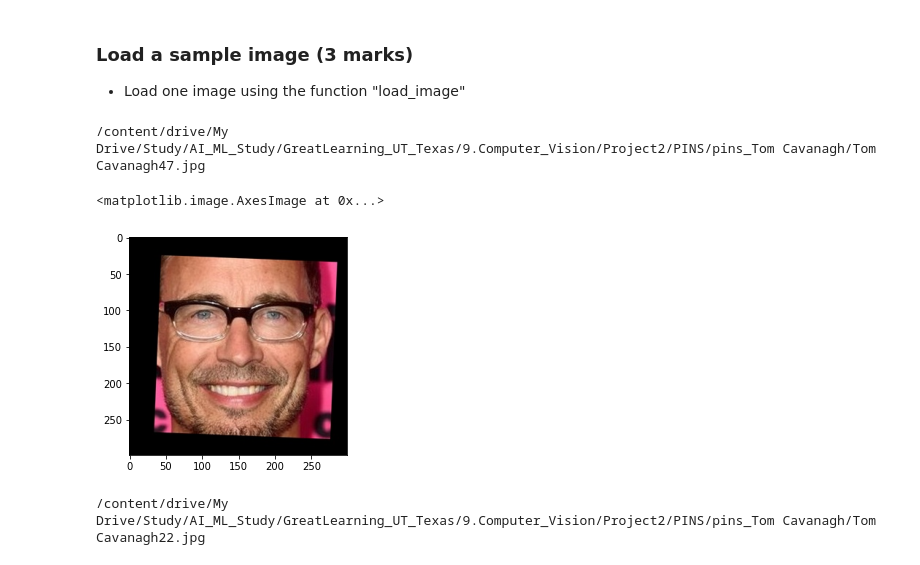
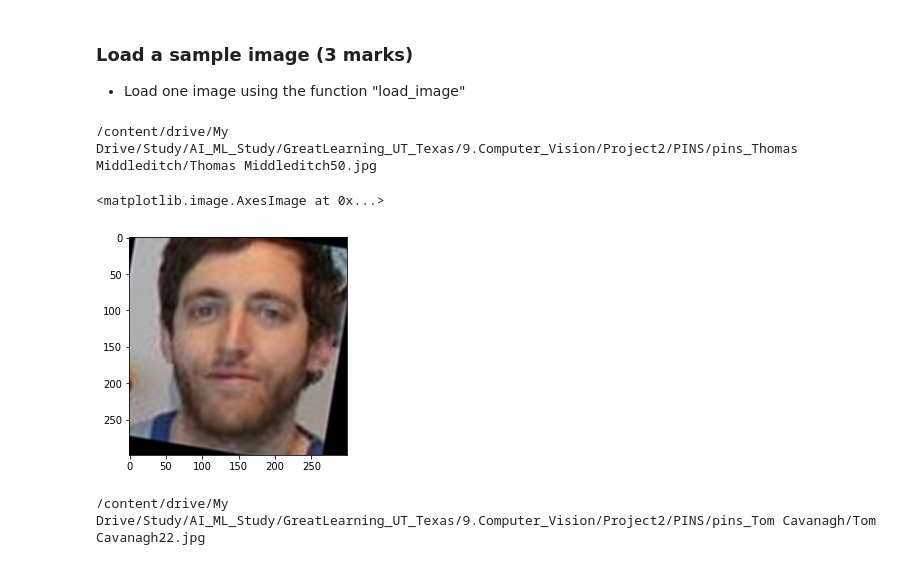
Before and after one commit to SandeepJosyula/NeuralNetworks, a Jupyter notebook: SJ_ComputerVision_Project2_V01.ipynb, the cells around one changed output. Cells and saved outputs as stored; diff of their text form; code cells hidden in the pictures.

```diff
--- a/SJ_ComputerVision_Project2_V01.ipynb
+++ b/SJ_ComputerVision_Project2_V01.ipynb
@@ -116,12 +116,12 @@ def load_image(path):
 ### Load a sample image (3 marks)
 - Load one image using the function "load_image"
 # %%
-print(project_path + metadata[100].image_path())
-plt.imshow(load_image(project_path + metadata[100].image_path()))
+print(project_path + metadata[10].image_path())
+plt.imshow(load_image(project_path + metadata[10].image_path()))
 # %% [output]
-/content/drive/My Drive/Study/AI_ML_Study/GreatLearning_UT_Texas/9.Computer_Vision/Project2/PINS/pins_Tom Cavanagh/Tom Cavanagh47.jpg
+/content/drive/My Drive/Study/AI_ML_Study/GreatLearning_UT_Texas/9.Computer_Vision/Project2/PINS/pins_Thomas Middleditch/Thomas Middleditch50.jpg
 <matplotlib.image.AxesImage at 0x...>
-[figure, old version]
+[figure, new version]
 # %%
 print(project_path + metadata[110].image_path())
 plt.imshow(load_image(project_path + metadata[110].image_path()))
```
Also changed, not shown: parts of 9 cells of this notebook.
